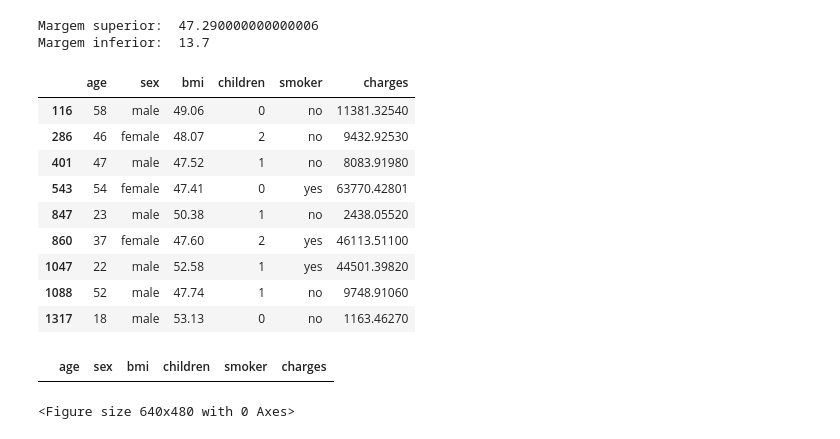
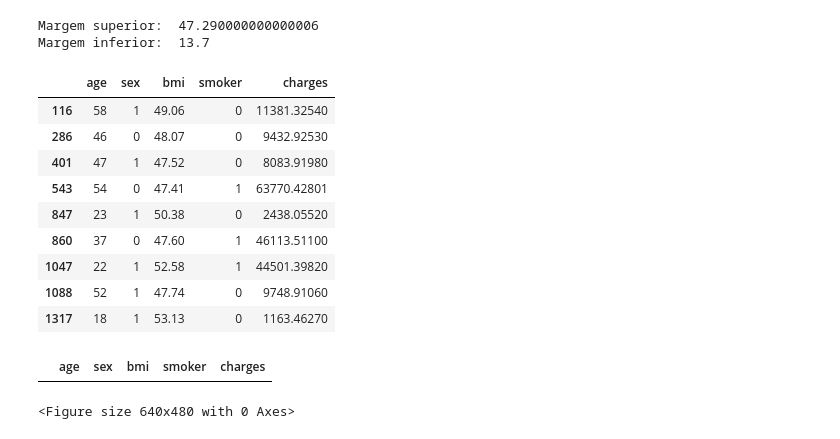
Before and after one commit to lucasfelipecdm/tech-challenge-fase-1, a Jupyter notebook: preprocessing/data_preprocessing.ipynb, the cells around one changed output. Cells and saved outputs as stored; diff of their text form; code cells hidden in the pictures.

```diff
--- a/preprocessing/data_preprocessing.ipynb
+++ b/preprocessing/data_preprocessing.ipynb
@@ -42,5 +42,5 @@ Através da nossa [exploração de dados](https://github.com/lucasfelipecdm/tech
 # %%
 modified_dataset = dataset.copy()
-modified_dataset.drop(['region'], axis = 1, inplace = True)
+modified_dataset.drop(['region', 'children'], axis = 1, inplace = True)
 modified_dataset
 # %% [output]
@@ -59,0 +66,3 @@ modified_dataset
+# %%
+dataset_encoded = modified_dataset.copy()
+dataset_encoded.head(5)
@@ -88,8 +115,8 @@ plt.show()
 # %% [markdown]
 Usaremos uma fórmula comum com o cálculo de amplitude interquartil e margem superior e inferior para remoção de valores discrepantes ( os outliers ):
 # %%
-percentile_25_bmi = modified_dataset['bmi'].quantile(0.25)
-percentile_75_bmi = modified_dataset['bmi'].quantile(0.75)
+percentile_25_bmi = dataset_encoded['bmi'].quantile(0.25)
+percentile_75_bmi = dataset_encoded['bmi'].quantile(0.75)
 
 iqr_bmi = percentile_75_bmi - percentile_25_bmi
 
@@ -102,20 +129,20 @@ print("Margem inferior: ",lower_bound_bmi)
 Margem superior:  47.290000000000006
 Margem inferior:  13.7
 # %%
-modified_dataset[modified_dataset['bmi'] > upper_bound_bmi]
+dataset_encoded[dataset_encoded['bmi'] > upper_bound_bmi]
 # %% [output]
-|  | age | sex | bmi | children | smoker | charges |
-| 116 | 58 | male | 49.06 | 0 | no | 11381.32540 |
-| 286 | 46 | female | 48.07 | 2 | no | 9432.92530 |
-| 401 | 47 | male | 47.52 | 1 | no | 8083.91980 |
-| 543 | 54 | female | 47.41 | 0 | yes | 63770.42801 |
-| 847 | 23 | male | 50.38 | 1 | no | 2438.05520 |
-| 860 | 37 | female | 47.60 | 2 | yes | 46113.51100 |
-| 1047 | 22 | male | 52.58 | 1 | yes | 44501.39820 |
-| 1088 | 52 | male | 47.74 | 1 | no | 9748.91060 |
-| 1317 | 18 | male | 53.13 | 0 | no | 1163.46270 |
+|  | age | sex | bmi | smoker | charges |
+| 116 | 58 | 1 | 49.06 | 0 | 11381.32540 |
+| 286 | 46 | 0 | 48.07 | 0 | 9432.92530 |
+| 401 | 47 | 1 | 47.52 | 0 | 8083.91980 |
+| 543 | 54 | 0 | 47.41 | 1 | 63770.42801 |
+| 847 | 23 | 1 | 50.38 | 0 | 2438.05520 |
+| 860 | 37 | 0 | 47.60 | 1 | 46113.51100 |
+| 1047 | 22 | 1 | 52.58 | 1 | 44501.39820 |
+| 1088 | 52 | 1 | 47.74 | 0 | 9748.91060 |
+| 1317 | 18 | 1 | 53.13 | 0 | 1163.46270 |
 # %%
-modified_dataset[modified_dataset['bmi'] < lower_bound_bmi]
+dataset_encoded[dataset_encoded['bmi'] < lower_bound_bmi]
 # %% [output]
-|  | age | sex | bmi | children | smoker | charges |
+|  | age | sex | bmi | smoker | charges |
 # %%
```
Also changed, not shown: parts of 19 cells of this notebook.
